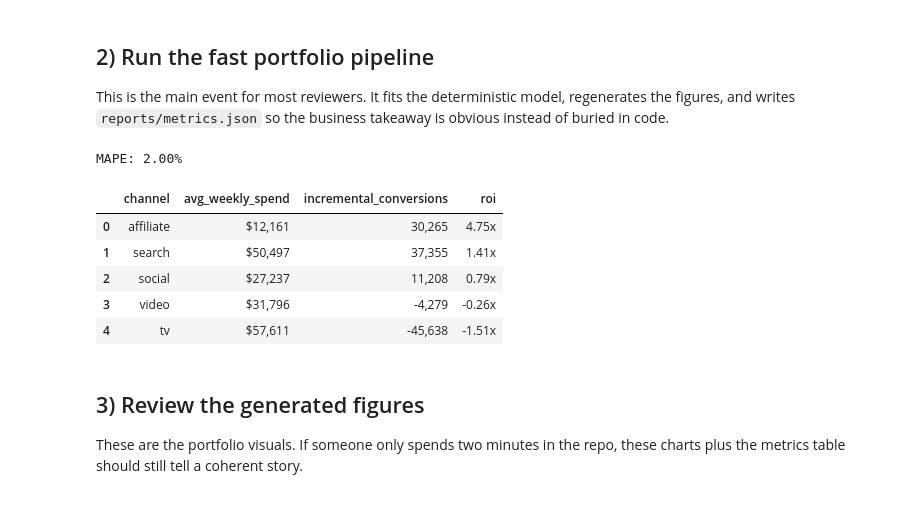
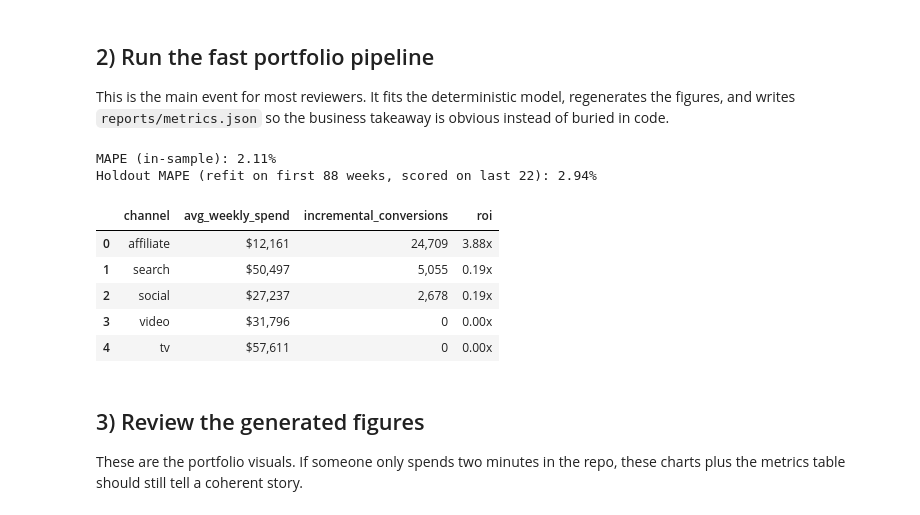
Before and after one commit to BronsonBagwell/Meridian_MMM, a Jupyter notebook: notebooks/meridian_walkthrough.ipynb, the cells around one changed output. Cells and saved outputs as stored; diff of their text form; code cells hidden in the pictures.

Commit message:
Add time-based holdout and Meridian posterior ROI comparison; re-execute walkthrough

```diff
--- a/notebooks/meridian_walkthrough.ipynb
+++ b/notebooks/meridian_walkthrough.ipynb
@@ -59,28 +59,33 @@ This is the main event for most reviewers. It fits the deterministic model, rege
 # %%
 import mmm_pipeline as pipeline
 
 modeled_df, channel_df, metrics = pipeline.run_pipeline()
 
 summary = (
     channel_df[['channel', 'avg_weekly_spend', 'incremental_conversions', 'roi']]
     .sort_values('roi', ascending=False)
     .assign(
         avg_weekly_spend=lambda frame: frame['avg_weekly_spend'].map(lambda value: f'${value:,.0f}'),
         incremental_conversions=lambda frame: frame['incremental_conversions'].map(lambda value: f'{value:,.0f}'),
         roi=lambda frame: frame['roi'].map(lambda value: f'{value:.2f}x'),
     )
 )
 
-print(f"MAPE: {metrics['mape']:.2%}")
+print(f"MAPE (in-sample): {metrics['mape']:.2%}")
+print(
+    f"Holdout MAPE (refit on first {metrics['holdout_train_weeks']} weeks, "
+    f"scored on last {metrics['holdout_test_weeks']}): {metrics['holdout_mape']:.2%}"
+)
 display(summary.reset_index(drop=True))
 # %% [output]
-MAPE: 2.00%
+MAPE (in-sample): 2.11%
+Holdout MAPE (refit on first 88 weeks, scored on last 22): 2.94%
 |  | channel | avg_weekly_spend | incremental_conversions | roi |
-| 0 | affiliate | $12,161 | 30,265 | 4.75x |
-| 1 | search | $50,497 | 37,355 | 1.41x |
-| 2 | social | $27,237 | 11,208 | 0.79x |
-| 3 | video | $31,796 | -4,279 | -0.26x |
-| 4 | tv | $57,611 | -45,638 | -1.51x |
+| 0 | affiliate | $12,161 | 24,709 | 3.88x |
+| 1 | search | $50,497 | 5,055 | 0.19x |
+| 2 | social | $27,237 | 2,678 | 0.19x |
+| 3 | video | $31,796 | 0 | 0.00x |
+| 4 | tv | $57,611 | 0 | 0.00x |
 # %% [markdown]
 ## 3) Review the generated figures
 
```
Also changed, not shown: parts of 4 cells of this notebook, 8 other files.
